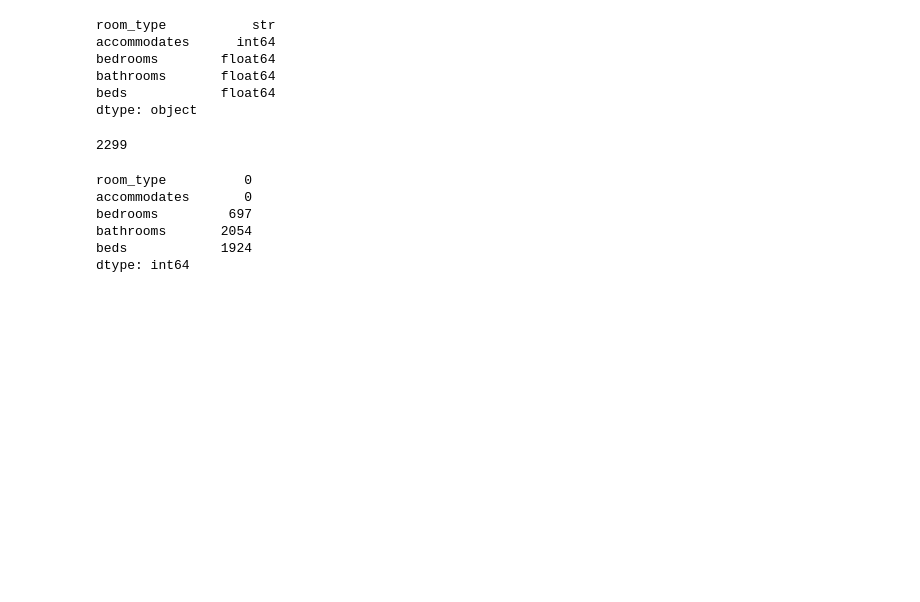
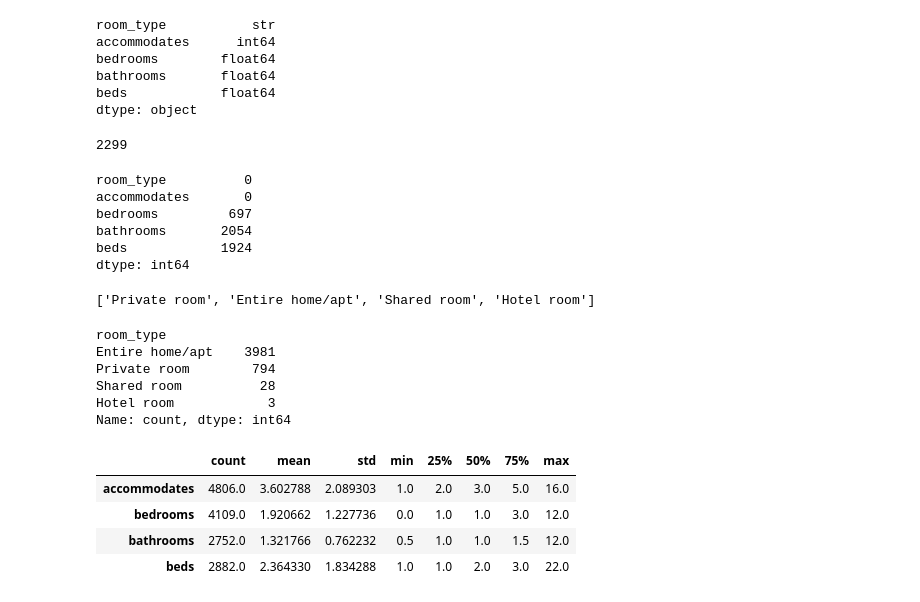
Before and after one commit to Petterluring/4dt911-vis-project-research, a Jupyter notebook: notebooks/experimentations/clustering.ipynb, the cells around one changed output. Saved outputs shown, nothing was run; the diff lists cells and outputs as text; code cells hidden in the pictures; blank space fills up the shorter version.

```diff
--- a/notebooks/experimentations/clustering.ipynb
+++ b/notebooks/experimentations/clustering.ipynb
@@ -96,3 +96,30 @@ bedrooms         697
 bathrooms       2054
 beds            1924
 dtype: int64
+# %%
+# Check how many unique values there are in room_type column
+unique_room_types = list(clustering_features_df["room_type"].unique())
+unique_room_types
+# %% [output]
+['Private room', 'Entire home/apt', 'Shared room', 'Hotel room']
+# %%
+# Count the number of listings for each room type
+clustering_features_df["room_type"].value_counts()
+# %% [output]
+room_type
+Entire home/apt    3981
+Private room        794
+Shared room          28
+Hotel room            3
+Name: count, dtype: int64
+# %%
+numerical_features = ["accommodates", "bedrooms", "bathrooms", "beds"]
+
+# Do a statistical summary of the numerical features
+clustering_features_df[numerical_features].describe().T
+# %% [output]
+|  | count | mean | std | min | 25% | 50% | 75% | max |
+| accommodates | 4806.0 | 3.602788 | 2.089303 | 1.0 | 2.0 | 3.0 | 5.0 | 16.0 |
+| bedrooms | 4109.0 | 1.920662 | 1.227736 | 0.0 | 1.0 | 1.0 | 3.0 | 12.0 |
+| bathrooms | 2752.0 | 1.321766 | 0.762232 | 0.5 | 1.0 | 1.0 | 1.5 | 12.0 |
+| beds | 2882.0 | 2.364330 | 1.834288 | 1.0 | 1.0 | 2.0 | 3.0 | 22.0 |
```
Also changed, not shown: parts of 11 cells of this notebook.
